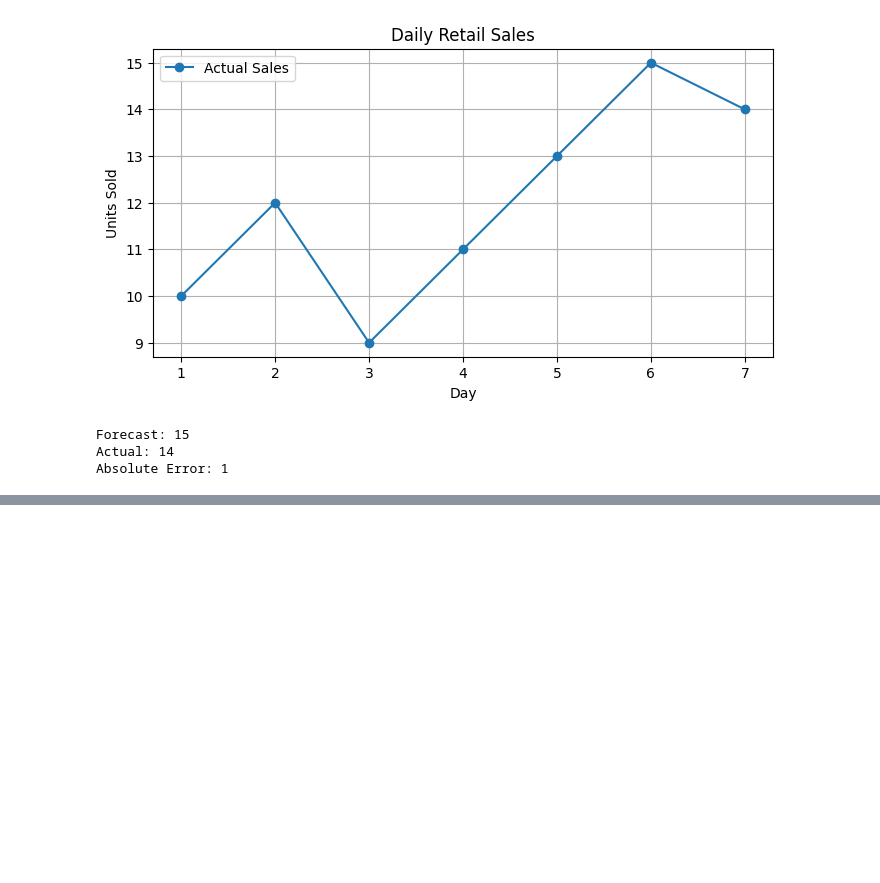
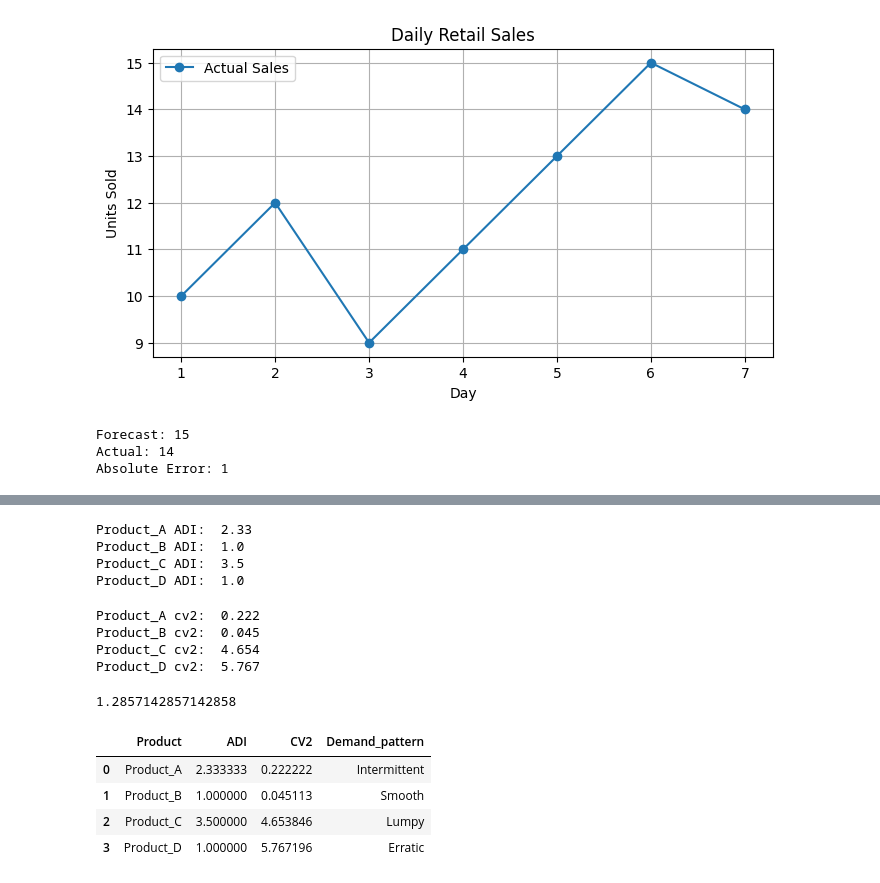
Before and after one commit to iamlaboniraz/Thesis_work, a Jupyter notebook: Untitled.ipynb, the cells around one changed output, grey strips where cells are left out. Cells and saved outputs as stored; diff of their text form; code cells hidden in the pictures; blank space fills up the shorter version.

```diff
--- a/Untitled.ipynb
+++ b/Untitled.ipynb
@@ -67,0 +92,72 @@ Absolute Error: 1
+# %%
+def calculate_adi(series):
+    total_number_of_periods = len(series)
+    non_zeros_count = (series>0).sum()
+    if non_zeros_count == 0:
+        return np.nan
+    return total_number_of_periods/non_zeros_count
+
+for product in df.columns:
+    adi = calculate_adi(df[product])
+    print(product, "ADI: ",round(adi,2))
+# %% [output]
+Product_A ADI:  2.33
+Product_B ADI:  1.0
+Product_C ADI:  3.5
+Product_D ADI:  1.0
+# %%
+def calculate_cv2(series):
+    non_zeros = series[series>0]
+    if len(non_zeros) < 2:
+        return np.nan
+    mean = non_zeros.mean()
+    variance = non_zeros.var(ddof=0)
+    return variance/mean
+
+for product in df.columns:
+    cv2 = calculate_cv2(df[product])
+    print(product, "cv2: ",round(cv2,3))
+# %% [output]
+Product_A cv2:  0.222
+Product_B cv2:  0.045
+Product_C cv2:  4.654
+Product_D cv2:  5.767
+# %%
+Product = [3, 0, 0, 2, 0, 0, 4]
+mean_value = sum(Product)/len(Product)
+mean_value
+# %% [output]
+1.2857142857142858
+# %%
+def classify_demand(adi, cv2):
+    if np.isnan(adi) or np.isnan(cv2):
+        return "Insufficient data"
+
+    if adi < 1.32 and cv2 < 0.49:
+        return "Smooth"
+    elif adi >= 1.32 and cv2 < 0.49:
+        return "Intermittent"
+    elif adi < 1.32 and cv2 >= 0.49:
+        return "Erratic"
+    else:
+        return "Lumpy"
+
+results = []
+
+for product in df.columns:
+    adi = calculate_adi(df[product])
+    cv2 = calculate_cv2(df[product])
+    results.append({
+        "Product": product,
+        "ADI":adi,
+        "CV2": cv2,
+        "Demand_pattern": classify_demand(adi,cv2)
+    })
+result_df = pd.DataFrame(results)
+result_df
+# %% [output]
+|  | Product | ADI | CV2 | Demand_pattern |
+| 0 | Product_A | 2.333333 | 0.222222 | Intermittent |
+| 1 | Product_B | 1.000000 | 0.045113 | Smooth |
+| 2 | Product_C | 3.500000 | 4.653846 | Lumpy |
+| 3 | Product_D | 1.000000 | 5.767196 | Erratic |
```
Also changed, not shown: parts of 2 cells of this notebook.
